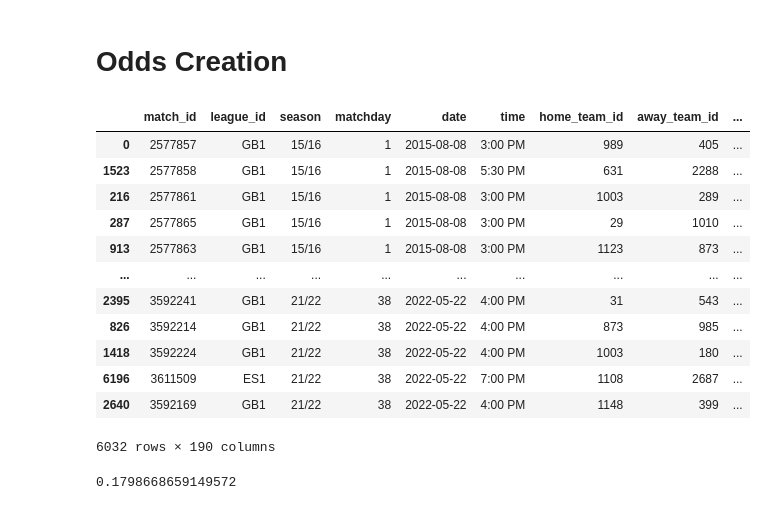
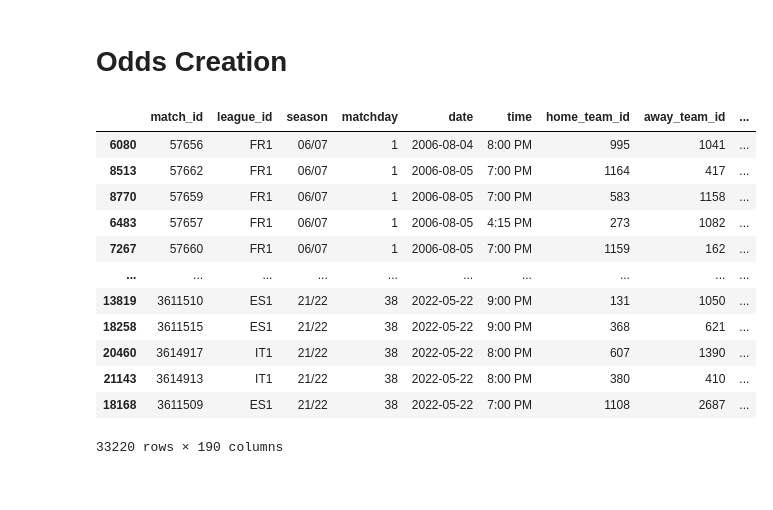
Before and after one commit to ErikFub/football-prediction, a Jupyter notebook: notebooks/code_dev.ipynb, the cells around one changed output. Cells and saved outputs as stored; diff of their text form; code cells hidden in the pictures.

```diff
--- a/notebooks/code_dev.ipynb
+++ b/notebooks/code_dev.ipynb
@@ -143,35 +266,35 @@ for i, row in unrelated_teams.iterrows():
 # %% [markdown]
 # Odds Creation
 # %%
+from src.data.access_old import DbAccessLayer as DbAccessLayerOld
 db_access = DbAccessLayer()
 match_df = db_access.load_table("Match")
 odds_relation = db_access.load_table("TeamOdds")
+odds_df = db_access.load_table("MatchSecondary")
 # %%
 match_df_adj = match_df.copy()
 match_df_adj['date'] = pd.to_datetime(match_df_adj['date'])
 odds_df['Date'] = pd.to_datetime(odds_df['Date'])
-odds_df.dropna(subset=['HomeTeamID', 'AwayTeamID'], inplace=True)
-odds_df['HomeTeamID'] = odds_df['HomeTeamID'].astype(int)
-odds_df['AwayTeamID'] = odds_df['AwayTeamID'].astype(int)
-match_df_adj = match_df_adj.merge(odds_relation[['team_id', 'odds_team_id']], left_on="home_team_id", right_on="team_id").rename(columns={'odds_team_id': 'odds_team_id_home'}).drop(columns=['team_id'])
-match_df_adj = match_df_adj.merge(odds_relation[['team_id', 'odds_team_id']], left_on="away_team_id", right_on="team_id").rename(columns={'odds_team_id': 'odds_team_id_away'}).drop(columns=['team_id'])
-match_df_adj = match_df_adj.merge(odds_df, left_on=['date', 'odds_team_id_home', 'odds_team_id_away'], right_on=['Date', 'HomeTeamID', 'AwayTeamID'], how='left')
+odds_df.dropna(subset=['HomeTeam', 'AwayTeam'], inplace=True)
+match_df_adj = match_df_adj.merge(odds_relation[['team_id', 'odds_team_name']], left_on="home_team_id", right_on="team_id").rename(columns={'odds_team_name': 'odds_team_name_home'}).drop(columns=['team_id'])
+match_df_adj = match_df_adj.merge(odds_relation[['team_id', 'odds_team_name']], left_on="away_team_id", right_on="team_id").rename(columns={'odds_team_name': 'odds_team_name_away'}).drop(columns=['team_id'])
+match_df_adj = match_df_adj.merge(odds_df, left_on=['date', 'odds_team_name_home', 'odds_team_name_away'], right_on=['Date', 'HomeTeam', 'AwayTeam'], how='left')
 match_df_adj = match_df_adj.sort_values('Date').drop_duplicates(subset=['match_id'])
 valid_matches = match_df_adj.dropna(subset=['B365H', 'B365D', 'B365A'])
 valid_matches
 # %% [output]
 |  | match_id | league_id | season | matchday | date | time | home_team_id | away_team_id | ... |
-| 0 | 2577857 | GB1 | 15/16 | 1 | 2015-08-08 | 3:00 PM | 989 | 405 | ... |
-| 1523 | 2577858 | GB1 | 15/16 | 1 | 2015-08-08 | 5:30 PM | 631 | 2288 | ... |
-| 216 | 2577861 | GB1 | 15/16 | 1 | 2015-08-08 | 3:00 PM | 1003 | 289 | ... |
-| 287 | 2577865 | GB1 | 15/16 | 1 | 2015-08-08 | 3:00 PM | 29 | 1010 | ... |
-| 913 | 2577863 | GB1 | 15/16 | 1 | 2015-08-08 | 3:00 PM | 1123 | 873 | ... |
+| 6080 | 57656 | FR1 | 06/07 | 1 | 2006-08-04 | 8:00 PM | 995 | 1041 | ... |
+| 8513 | 57662 | FR1 | 06/07 | 1 | 2006-08-05 | 7:00 PM | 1164 | 417 | ... |
+| 8770 | 57659 | FR1 | 06/07 | 1 | 2006-08-05 | 7:00 PM | 583 | 1158 | ... |
+| 6483 | 57657 | FR1 | 06/07 | 1 | 2006-08-05 | 4:15 PM | 273 | 1082 | ... |
+| 7267 | 57660 | FR1 | 06/07 | 1 | 2006-08-05 | 7:00 PM | 1159 | 162 | ... |
 | ... | ... | ... | ... | ... | ... | ... | ... | ... | ... |
-| 2395 | 3592241 | GB1 | 21/22 | 38 | 2022-05-22 | 4:00 PM | 31 | 543 | ... |
-| 826 | 3592214 | GB1 | 21/22 | 38 | 2022-05-22 | 4:00 PM | 873 | 985 | ... |
-| 1418 | 3592224 | GB1 | 21/22 | 38 | 2022-05-22 | 4:00 PM | 1003 | 180 | ... |
-| 6196 | 3611509 | ES1 | 21/22 | 38 | 2022-05-22 | 7:00 PM | 1108 | 2687 | ... |
-| 2640 | 3592169 | GB1 | 21/22 | 38 | 2022-05-22 | 4:00 PM | 1148 | 399 | ... |
+| 13819 | 3611510 | ES1 | 21/22 | 38 | 2022-05-22 | 9:00 PM | 131 | 1050 | ... |
+| 18258 | 3611515 | ES1 | 21/22 | 38 | 2022-05-22 | 9:00 PM | 368 | 621 | ... |
+| 20460 | 3614917 | IT1 | 21/22 | 38 | 2022-05-22 | 8:00 PM | 607 | 1390 | ... |
+| 21143 | 3614913 | IT1 | 21/22 | 38 | 2022-05-22 | 8:00 PM | 380 | 410 | ... |
+| 18168 | 3611509 | ES1 | 21/22 | 38 | 2022-05-22 | 7:00 PM | 1108 | 2687 | ... |
-6032 rows × 190 columns
+33220 rows × 190 columns
 # %%
 db_access.save_odds(valid_matches)
@@ -180,7 +300,0 @@ match_df_adj.merge(odds_df, left_on=['date','odds_team_id_away'], right_on=['Dat
-# %%
-remainder = match_df_adj.merge(odds_df, left_on=['date', 'odds_team_id_home', 'odds_team_id_away'], right_on=['Date', 'HomeTeamID', 'AwayTeamID'], how='left')
-remainder = remainder.sort_values('Date').drop_duplicates(subset=['match_id'])
-non_match = remainder[remainder['Date'].isna()]
-len(non_match) / len(remainder)
-# %% [output]
-0.1798668659149572
```
Also changed, not shown: parts of 34 cells of this notebook.
